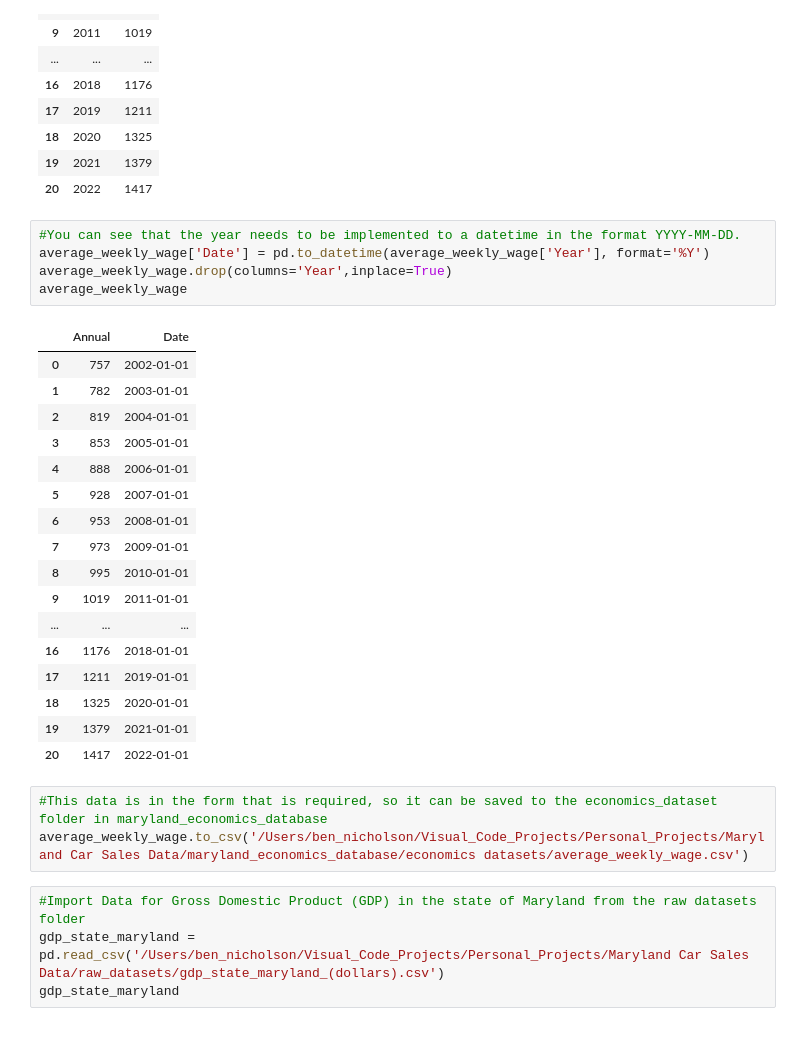
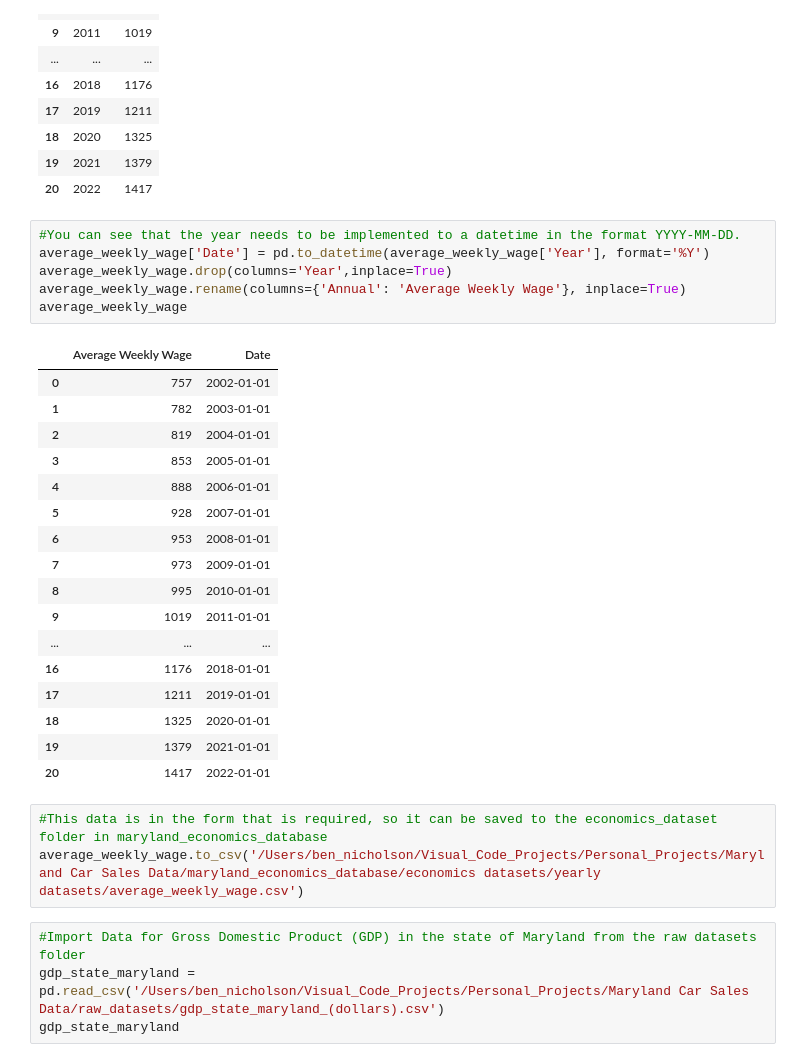
Before and after one commit to bennicholson2/Maryland-Car-Sales-Data, a Jupyter notebook: sales_project_chapters/sales_project_chapter_0.ipynb, the cells around one changed output. Saved outputs shown, nothing was run; the diff lists cells and outputs as text.

```diff
--- a/sales_project_chapters/sales_project_chapter_0.ipynb
+++ b/sales_project_chapters/sales_project_chapter_0.ipynb
@@ -319,10 +320,11 @@ average_weekly_wage
 # %%
 #You can see that the year needs to be implemented to a datetime in the format YYYY-MM-DD.
 average_weekly_wage['Date'] = pd.to_datetime(average_weekly_wage['Year'], format='%Y')
 average_weekly_wage.drop(columns='Year',inplace=True)
+average_weekly_wage.rename(columns={'Annual': 'Average Weekly Wage'}, inplace=True)
 average_weekly_wage
 # %% [output]
-|  | Annual | Date |
+|  | Average Weekly Wage | Date |
 | 0 | 757 | 2002-01-01 |
 | 1 | 782 | 2003-01-01 |
 | 2 | 819 | 2004-01-01 |
@@ -341,7 +343,7 @@ average_weekly_wage
 | 20 | 1417 | 2022-01-01 |
 # %%
 #This data is in the form that is required, so it can be saved to the economics_dataset folder in maryland_economics_database
-average_weekly_wage.to_csv('/Users/ben_nicholson/Visual_Code_Projects/Personal_Projects/Maryland Car Sales Data/maryland_economics_database/economics datasets/average_weekly_wage.csv')
+average_weekly_wage.to_csv('/Users/ben_nicholson/Visual_Code_Projects/Personal_Projects/Maryland Car Sales Data/maryland_economics_database/economics datasets/yearly datasets/average_weekly_wage.csv')
 # %%
 #Import Data for Gross Domestic Product (GDP) in the state of Maryland from the raw datasets folder
 gdp_state_maryland = pd.read_csv('/Users/ben_nicholson/Visual_Code_Projects/Personal_Projects/Maryland Car Sales Data/raw_datasets/gdp_state_maryland_(dollars).csv')
```
Also changed, not shown: parts of 29 cells of this notebook, 35 other files.
